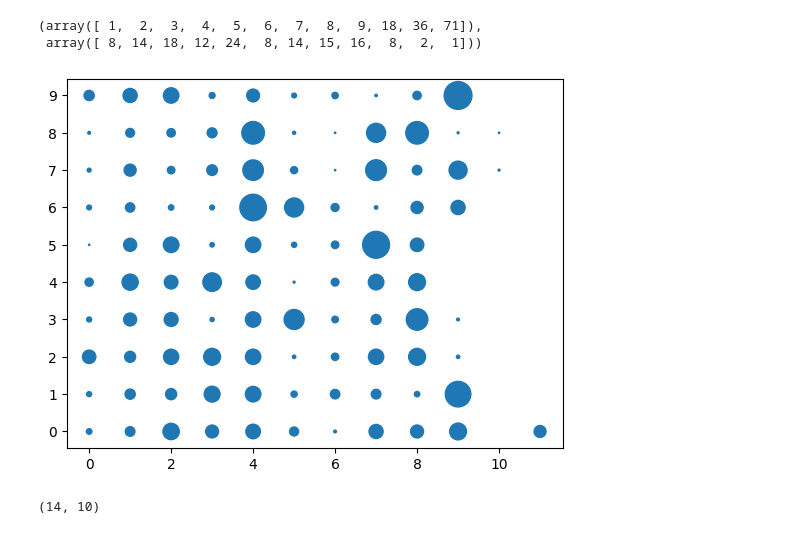
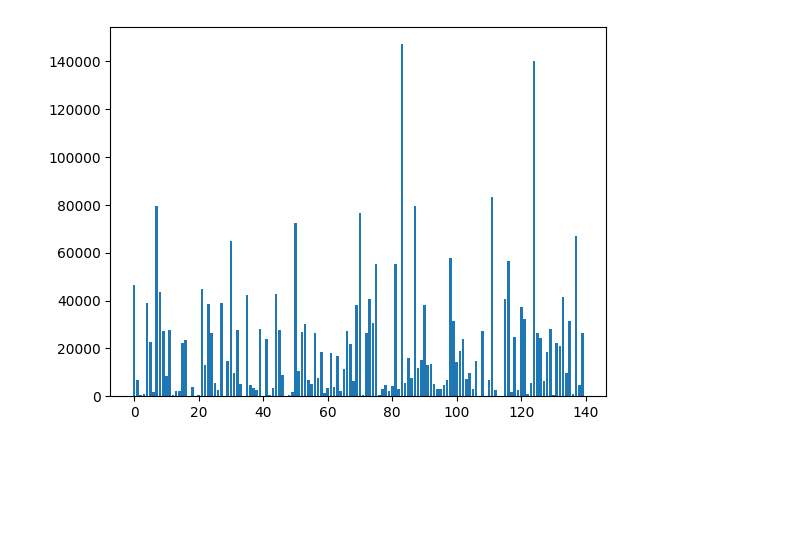
Before and after one commit to GoktugOcal/natadapt-x-flower, a Jupyter notebook: grouping.ipynb, the cells around one changed output. Drawn from its saved outputs; the diff is of its cells as text; code cells hidden in the pictures; blank space fills up the shorter version.

```diff
--- a/grouping.ipynb
+++ b/grouping.ipynb
@@ -139,25 +286,6 @@ NO GROUPS : 9
-# %%
-np.unique(main_groups, return_counts=True)
-# %% [output]
-(array([ 1,  2,  3,  4,  5,  6,  7,  8,  9, 18, 36, 71]),
- array([ 8, 14, 18, 12, 24,  8, 14, 15, 16,  8,  2,  1]))
-# %%
-new_label_vectors = np.zeros((len(np.unique(main_groups)),10))
-
-for idx, group_id in enumerate(np.unique(main_groups)):
-    new_label_vectors[idx] = np.sum(main_label_vectors[main_groups == group_id], axis=0)
-
-x = np.array(np.meshgrid(np.arange(len(np.unique(main_groups))),np.arange(10))).T.reshape(-1,2)[:,0]
-y = np.array(np.meshgrid(np.arange(len(np.unique(main_groups))),np.arange(10))).T.reshape(-1,2)[:,1]
-s = new_label_vectors.reshape(1,-1)[0]
-s = ((s - np.amin(s))/(np.amax(s) - np.amin(s))*400).astype("int")
-
-plt.scatter(x,y,s)
-plt.yticks(np.arange(10))
-plt.show()
-# %% [output]
-[figure, removed]
-# %%
-new_label_vectors.shape
-# %% [output]
-(14, 10)
+# %%
+h = np.sum(main_label_vectors * delay, axis = 1)
+plt.bar(np.arange(len(h)), h)
+plt.show()
+# %% [output]
+[figure, added]
```
Also changed, not shown: parts of 10 cells of this notebook, 12 other files.
